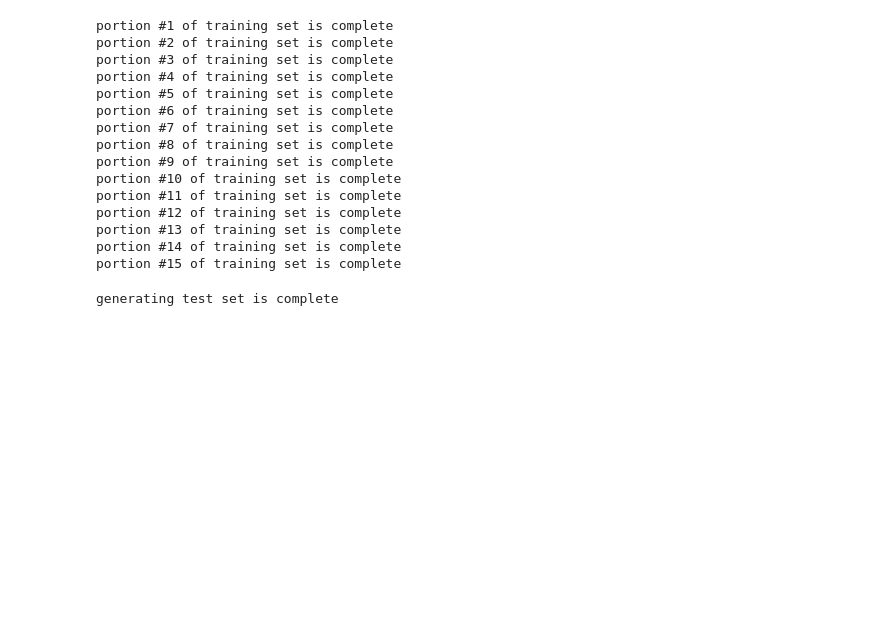
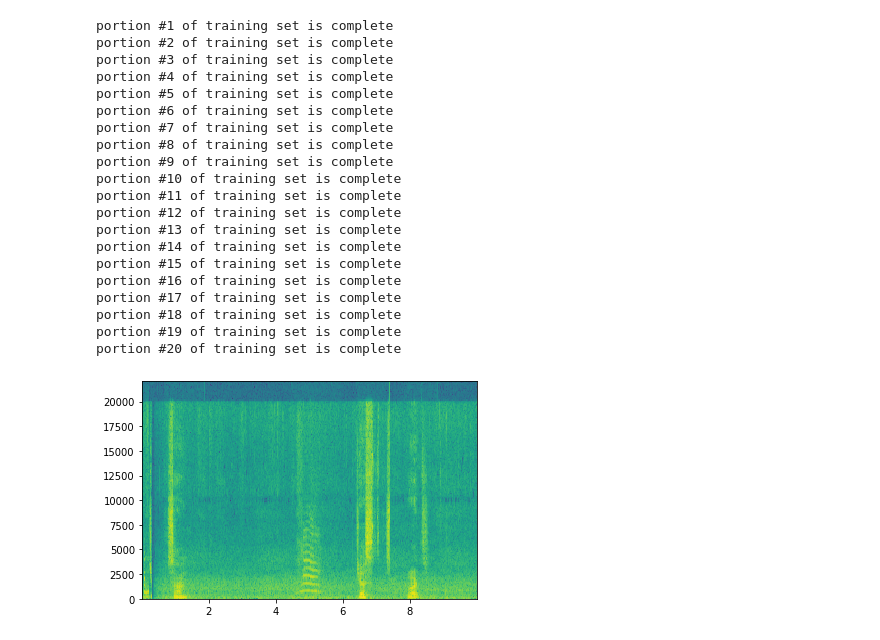
Before and after one commit to ebi84/CatVoiceActivator, a Jupyter notebook: SampleGenerator.ipynb, the cells around one changed output. Cells and saved outputs as stored; diff of their text form; code cells hidden in the pictures; blank space fills up the shorter version.

```diff
--- a/SampleGenerator.ipynb
+++ b/SampleGenerator.ipynb
@@ -10,7 +10,7 @@ np.seterr(divide = 'ignore');
 # %%
 len_input = 2204
 num_freq = 201            # sampling rate
-window = 2*(num_freq-1)   # window for fft
+nfft = 2*(num_freq-1)     # window for fft
 noverlap = 200            # overlap of fft
 len_output = 550          # length of output sequense
 len_positive = 25         # length of ones after a positive
@@ -56,24 +56,24 @@ def generate_sample(backgrounds, positives, negatives):
             segment = np.random.randint(num_segment)
             len_segment = available_space[segment][1] - available_space[segment][0]
             if 1 == IsAvailable[segment] and (len_segment) >= len_insert:
-                insert_time = available_space[segment][0] + np.random.randint(len_segment - len_insert)
+                insert_time = available_space[segment][0] + np.random.randint(max(1, len_segment - len_insert))
                 over_time = insert_time + len_insert
                 sample = sample.overlay(insert, position = insert_time)   # insert positive
                 output_start = int((insert_time / len_sample) * len_output) + 1   # insert 1s to output
                 output_stop = output_start + len_positive
                 output[output_start:output_stop] = 1
                 tmp = available_space[segment][1]   # update available space for insertion
-                available_space[segment][1] = insert_time
-                available_space.append([over_time, tmp])
+                available_space[segment][1] = insert_time - 1
+                available_space.append([over_time + 1, tmp])
                 flag_search = False
             else:
                 IsAvailable[segment] = 0
             if 0 == np.count_nonzero(IsAvailable):
                 flag_search = False # sorry, there is no room to insert
 
-    for i in range(num_negative):   # insert positives
+    for i in range(num_negative):   # insert negatives
 
-        insert = negatives[np.random.randint(len(negatives))]   # pick a positive to insert
+        insert = negatives[np.random.randint(len(negatives))]   # pick a negative to insert
         len_insert = len(insert)
         num_segment = len(available_space)
         IsAvailable = np.ones(num_segment)
@@ -83,12 +83,12 @@ def generate_sample(backgrounds, positives, negatives):
             segment = np.random.randint(num_segment)
             len_segment = available_space[segment][1] - available_space[segment][0]
             if 1 == IsAvailable[segment] and (len_segment) >= len_insert:
-                insert_time = available_space[segment][0] + np.random.randint(len_segment - len_insert)
+                insert_time = available_space[segment][0] + np.random.randint(max(1, len_segment - len_insert))
                 over_time = insert_time + len_insert
                 sample = sample.overlay(insert, position = insert_time)   # insert negative
                 tmp = available_space[segment][1]   # update available space for insertion
-                available_space[segment][1] = insert_time
-                available_space.append([over_time, tmp])
+                available_space[segment][1] = insert_time - 1
+                available_space.append([over_time + 1, tmp])
                 flag_search = False
             else:
                 IsAvailable[segment] = 0
@@ -96,52 +96,57 @@ def generate_sample(backgrounds, positives, negatives):
                 flag_search = False # sorry, there is no room to insert
 
     sample.export("sample.wav", format="wav")
-    rate, data = wavfile.read("sample.wav")
-    _, _, fft = spectrogram(data,fs=rate,window=get_window('hann',window),
-                            noverlap=noverlap,scaling='spectrum',nperseg=window)
+    fs, data = wavfile.read("sample.wav")
+    fft, _, _, _ = plt.specgram(data, nfft, fs, noverlap = noverlap);
+#     _, _, fft = spectrogram(data,fs=rate,window=get_window('hann',window),
+#                             noverlap=noverlap,scaling='spectrum',nperseg=window)
     return fft, output
 # %%
 num_train = 100   # number of training samples in each portion of training set
-num_portion = 15  # number of portions of training set
+num_portion = 20  # number of portions of training set
 
 for idx in range(num_portion):
     X_train = np.zeros((num_train, len_input, num_freq))
     Y_train = np.zeros((num_train, len_output, 1))
 
     for i in range(num_train):
         x, y = generate_sample(backgrounds, positives, negatives)
         X_train[i] = x.T; Y_train[i] = y.T
 
     np.save('./train/X_train' + str(idx+1) + '.npy', X_train)
     np.save('./train/Y_train' + str(idx+1) + '.npy', Y_train)
     print("portion #" + str(idx+1) + " of training set is complete")
 # %% [output]
 portion #1 of training set is complete
 portion #2 of training set is complete
 portion #3 of training set is complete
 portion #4 of training set is complete
 portion #5 of training set is complete
 portion #6 of training set is complete
 portion #7 of training set is complete
 portion #8 of training set is complete
 portion #9 of training set is complete
 portion #10 of training set is complete
 portion #11 of training set is complete
 portion #12 of training set is complete
 portion #13 of training set is complete
 portion #14 of training set is complete
 portion #15 of training set is complete
+portion #16 of training set is complete
+portion #17 of training set is complete
+portion #18 of training set is complete
+portion #19 of training set is complete
+portion #20 of training set is complete
+[figure, added]
 # %%
-num_test = 200   # number of samples in test set
-X_test = np.zeros((num_test, len_input, num_freq))
-Y_test = np.zeros((num_test, len_output, 1))
+# num_test = 200   # number of samples in test set
+# X_test = np.zeros((num_test, len_input, num_freq))
+# Y_test = np.zeros((num_test, len_output, 1))
 
-for i in range(num_test):
-    x, y = generate_sample(backgrounds, positives, negatives)
-    X_test[i] = x.T; Y_test[i] = y.T
+# for i in range(num_test):
+#     x, y = generate_sample(backgrounds, positives, negatives)
+#     X_test[i] = x.T; Y_test[i] = y.T
 
-np.save('./train/X_test.npy', X_test)
-np.save('./train/Y_test.npy', Y_test)
-print("generating test set is complete")
+# np.save('./train/X_test.npy', X_test)
+# np.save('./train/Y_test.npy', Y_test)
+# print("generating test set is complete")
-# %% [output]
-generating test set is complete
```
